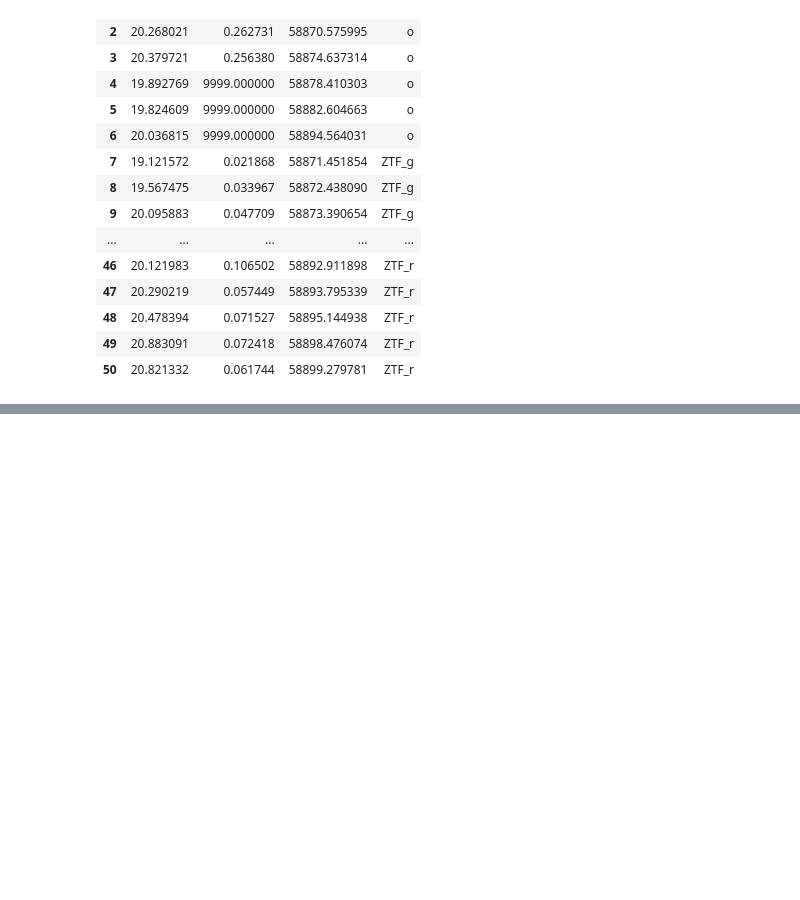
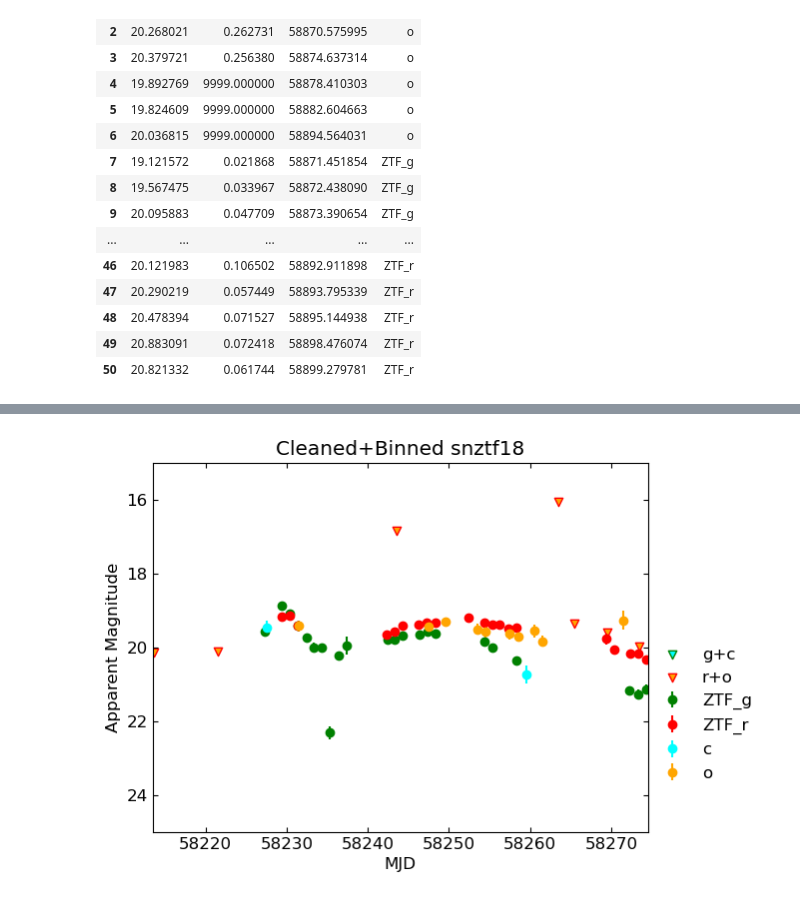
Before and after one commit to aec3675/ztf_IIb, a Jupyter notebook: cleaning/outputs/plot_cleaned.ipynb, the cells around one changed output, grey strips where cells are left out. Saved outputs shown, nothing was run; the diff lists cells and outputs as text; code cells hidden in the pictures; blank space fills up the shorter version.

```diff
--- a/cleaning/outputs/plot_cleaned.ipynb
+++ b/cleaning/outputs/plot_cleaned.ipynb
@@ -390,0 +394,97 @@ plt.show()
+# %%
+xlims_jd_dict = {'snztf18':[24+2.4582e6, 65+2.4582e6],
+               'sn19rwd':[760+2.458e6, 810+2.458e6],
+               'sn20bio':[2458873.5, 2458920.5],
+               'sn20ano':[868+2.458e6, 915+2.458e6],
+               'sn20ikq':[-35+2.459e6, 15+2.459e6],
+               'sn20rsc':[75+2.459e6, 107+2.459e6],
+               'sn21gno':[290+2.459e6, 330+2.459e6],
+               'sn21heh':[2459290.5, 2459340.5],
+               'sn21vgn':[2459430.5, 2459480.5],
+               'sn22hnt':[2459680.5, 2459730.5],
+               'sn22jpx':[2459705.5, 2459740.5],
+               'sn22qzr':[795+2.459e6, 875+2.459e6],
+               'sn21pb':[18+2.4592e6, 60+2.4592e6],
+                }
+# %%
+%matplotlib inline
+cleaning_routine('snztf18',
+                 '../../data/forced_phot_data/ZTF18aalrxas_fp_lc.txt',
+                 '../../data/forced_phot_data/snztf18_atlas.txt',
+                 xlims_jd_dict['snztf18'][0],
+                 xlims_jd_dict['snztf18'][1],
+                 plot=True)
+cleaning_routine('sn19rwd',
+                 '../../data/forced_phot_data/19rwd_fp_lc.txt',
+                 '../../data/forced_phot_data/sn19rwd_atlas.txt',
+                 xlims_jd_dict['sn19rwd'][0],
+                 xlims_jd_dict['sn19rwd'][1],
+                 plot=True)
+cleaning_routine('sn20ano',
+                 '../../data/forced_phot_data/20ano_fp_lc.txt',
+                 '../../data/forced_phot_data/sn20ano_atlas.txt',
+                 xlims_jd_dict['sn20ano'][0],
+                 xlims_jd_dict['sn20ano'][1],
+                 plot=True,
+                 save=False)
+cleaning_routine('sn20bio',
+                 '../../data/forced_phot_data/20bio_fp_lc.txt',
+                 '../../data/forced_phot_data/sn20bio_atlas.txt',
+                 xlims_jd_dict['sn20bio'][0],
+                 xlims_jd_dict['sn20bio'][1],
+                 plot=True)
+cleaning_routine('sn20ikq',
+                 '../../data/forced_phot_data/20ikq_fp_lc.txt',
+                 '../../data/forced_phot_data/sn20ikq_atlas.txt',
+                 xlims_jd_dict['sn20ikq'][0],
+                 xlims_jd_dict['sn20ikq'][1],
+                 plot=True)
+cleaning_routine('sn20rsc',
+                 '../../data/forced_phot_data/20rsc_fp_lc.txt',
+                 '../../data/forced_phot_data/sn20rsc_atlas.txt',
+                 xlims_jd_dict['sn20rsc'][0],
+                 xlims_jd_dict['sn20rsc'][1],
+                 plot=True)
+cleaning_routine('sn21gno',
+                 '../../data/forced_phot_data/21gno_fp_lc.txt',
+                 '../../data/forced_phot_data/sn21gno_atlas.txt',
+                 xlims_jd_dict['sn21gno'][0],
+                 xlims_jd_dict['sn21gno'][1],
+                 plot=True)
+cleaning_routine('sn21heh',
+                 '../../data/forced_phot_data/21heh_fp_lc.txt',
+                 '../../data/forced_phot_data/sn21heh_atlas.txt',
+                 xlims_jd_dict['sn21heh'][0],
+                 xlims_jd_dict['sn21heh'][1],
+                 plot=True)
+cleaning_routine('sn21pb',
+                 '../../data/forced_phot_data/21pb_fp_lc.txt',
+                 '../../data/forced_phot_data/sn2021pb_atlas.txt',
+                 xlims_jd_dict['sn21pb'][0],
+                 xlims_jd_dict['sn21pb'][1],
+                 plot=True)
+cleaning_routine('sn21vgn',
+                 '../../data/forced_phot_data/21vgn_fp_lc.txt',
+                 '../../data/forced_phot_data/sn21vgn_atlas.txt',
+                 xlims_jd_dict['sn21vgn'][0],
+                 xlims_jd_dict['sn21vgn'][1],
+                 plot=True)
+cleaning_routine('sn22hnt',
+                 '../../data/forced_phot_data/22hnt_fp_lc.txt',
+                 '../../data/forced_phot_data/sn22hnt_atlas.txt',
+                 xlims_jd_dict['sn22hnt'][0],
+                 xlims_jd_dict['sn22hnt'][1],
+                 plot=True)
+cleaning_routine('sn22jpx',
+                 '../../data/forced_phot_data/22jpx_fp_lc.txt',
+                 '../../data/forced_phot_data/sn22jpx_atlas.txt',
+                 xlims_jd_dict['sn22jpx'][0],
+                 xlims_jd_dict['sn22jpx'][1],
+                 plot=True)
+cleaning_routine('sn22qzr',
+                 '../../data/forced_phot_data/22qzr_fp_lc.txt',
+                 '../../data/forced_phot_data/sn22qzr_atlas.txt',
+                 xlims_jd_dict['sn22qzr'][0],
+                 xlims_jd_dict['sn22qzr'][1],
+                 plot=True)
+# %% [output]
@@ -390,0 +495 @@ plt.show()
+[figure, added]
```
Also changed, not shown: parts of 13 cells of this notebook, 18 other files.
